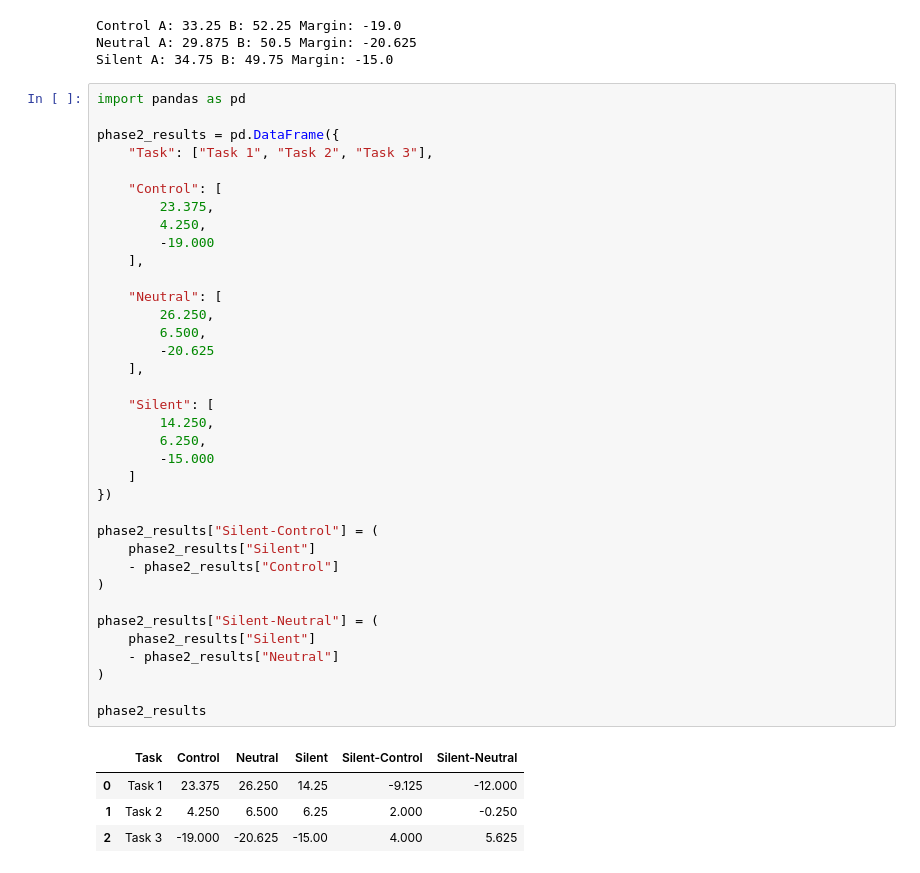
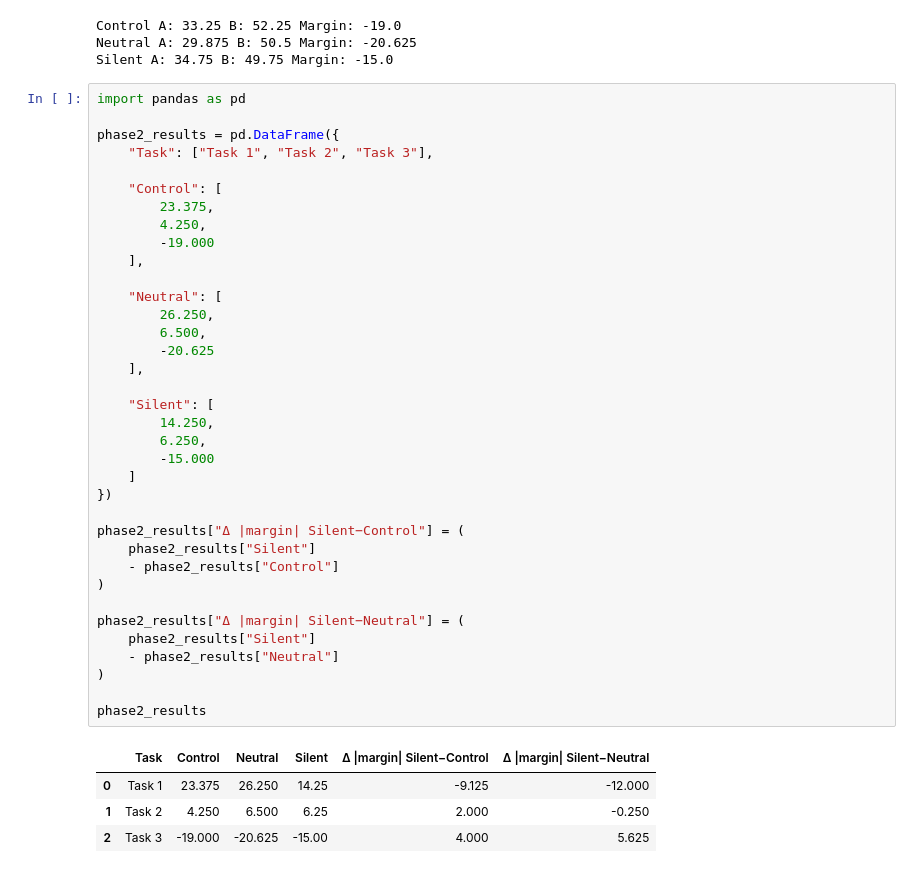
Before and after one commit to pinatics/observer-effect-mech-interp, a Jupyter notebook: phase2_behavioral_exploration.ipynb, the cells around one changed output. Drawn from its saved outputs; the diff is of its cells as text.

Commit message:
phase2: clarify pilot interpretation and narrow experimental assay

```diff
--- a/phase2_behavioral_exploration.ipynb
+++ b/phase2_behavioral_exploration.ipynb
@@ -1446,36 +1447,36 @@ phase2_results = pd.DataFrame({
 
     "Control": [
         23.375,
         4.250,
         -19.000
     ],
 
     "Neutral": [
         26.250,
         6.500,
         -20.625
     ],
 
     "Silent": [
         14.250,
         6.250,
         -15.000
     ]
 })
 
-phase2_results["Silent-Control"] = (
+phase2_results["Δ |margin| Silent−Control"] = (
     phase2_results["Silent"]
     - phase2_results["Control"]
 )
 
-phase2_results["Silent-Neutral"] = (
+phase2_results["Δ |margin| Silent−Neutral"] = (
     phase2_results["Silent"]
     - phase2_results["Neutral"]
 )
 
 phase2_results
 # %% [output]
-|  | Task | Control | Neutral | Silent | Silent-Control | Silent-Neutral |
+|  | Task | Control | Neutral | Silent | Δ |margin| Silent−Control | Δ |margin| Silent−Neutral |
 | 0 | Task 1 | 23.375 | 26.250 | 14.25 | -9.125 | -12.000 |
 | 1 | Task 2 | 4.250 | 6.500 | 6.25 | 2.000 | -0.250 |
 | 2 | Task 3 | -19.000 | -20.625 | -15.00 | 4.000 | 5.625 |
```
Also changed, not shown: parts of 7 cells of this notebook.
